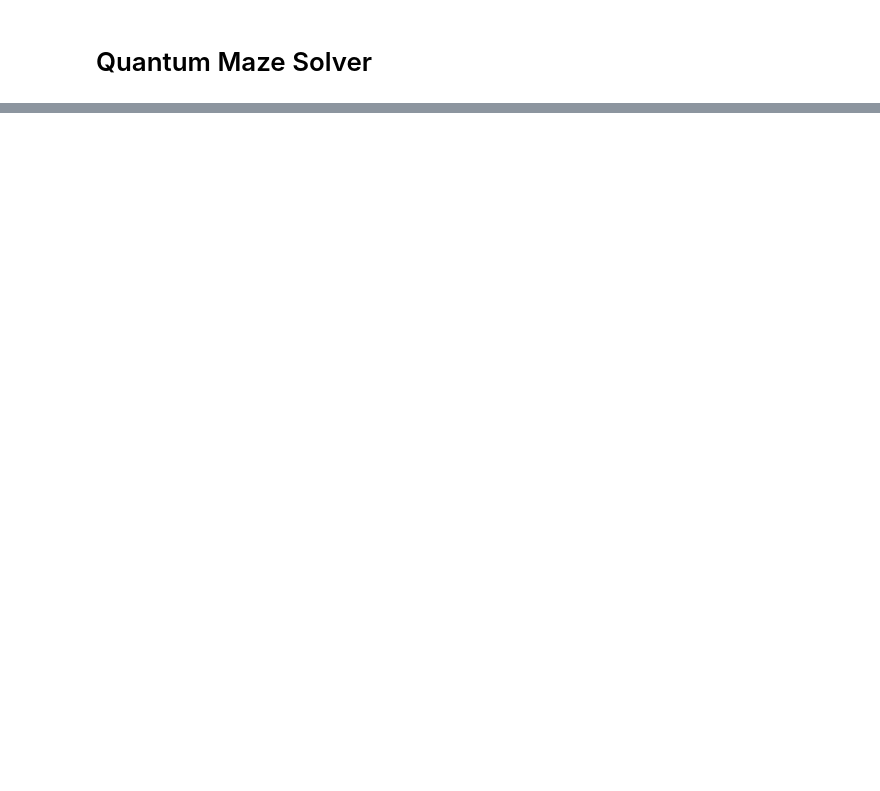
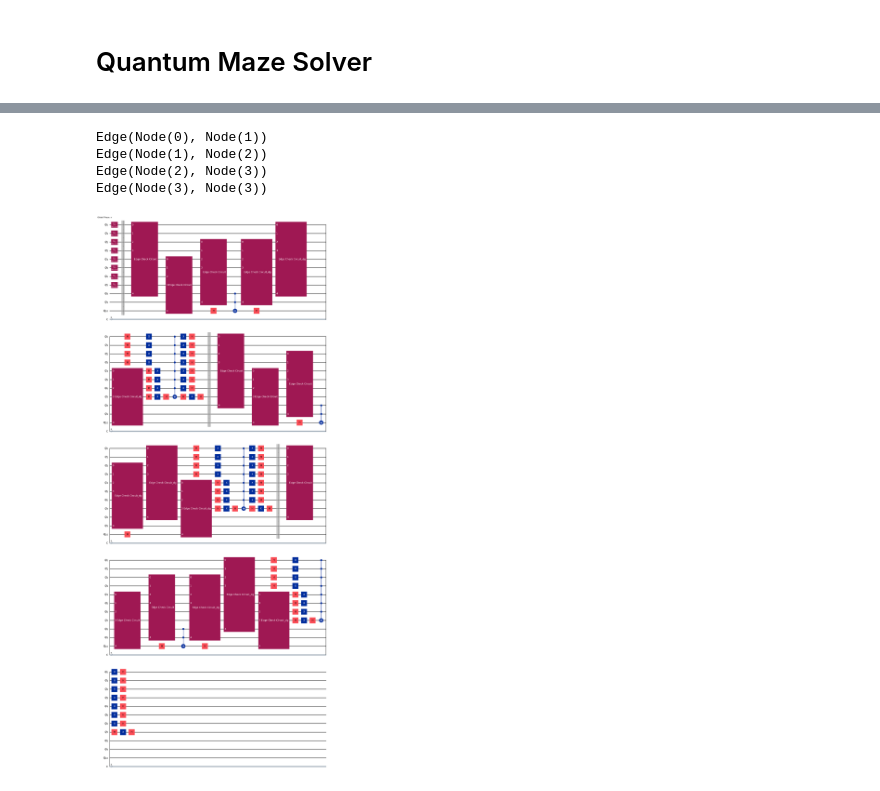
Before and after one commit to 1ngVG-QCCE/QuantumMazeSolver, a Jupyter notebook: maze_solver_tests.ipynb, the cells around one changed output, grey strips where cells are left out. Drawn from its saved outputs; the diff is of its cells as text; code cells hidden in the pictures; blank space fills up the shorter version.

```diff
--- a/maze_solver_tests.ipynb
+++ b/maze_solver_tests.ipynb
@@ -2,0 +116,10 @@
+# %%
+solver = QuantumMazeSolver()
+qc = solver.generate_circuit(graph)
+qc.decompose(reps=2).draw('mpl')
+# %% [output]
+Edge(Node(0), Node(1))
+Edge(Node(1), Node(2))
+Edge(Node(2), Node(3))
+Edge(Node(3), Node(3))
+[figure, added]
```
Also changed, not shown: parts of 18 cells of this notebook, 4 other files.
